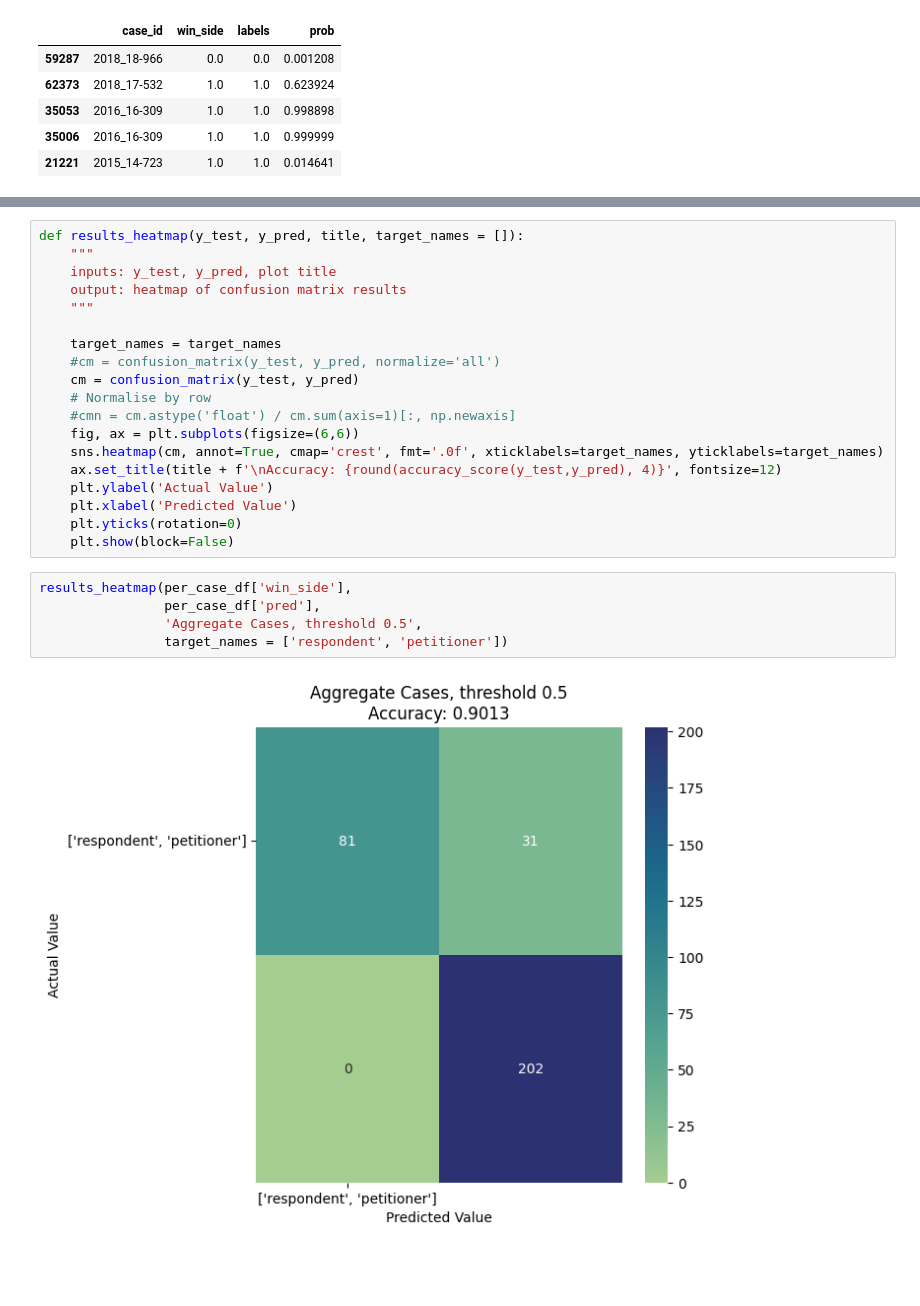
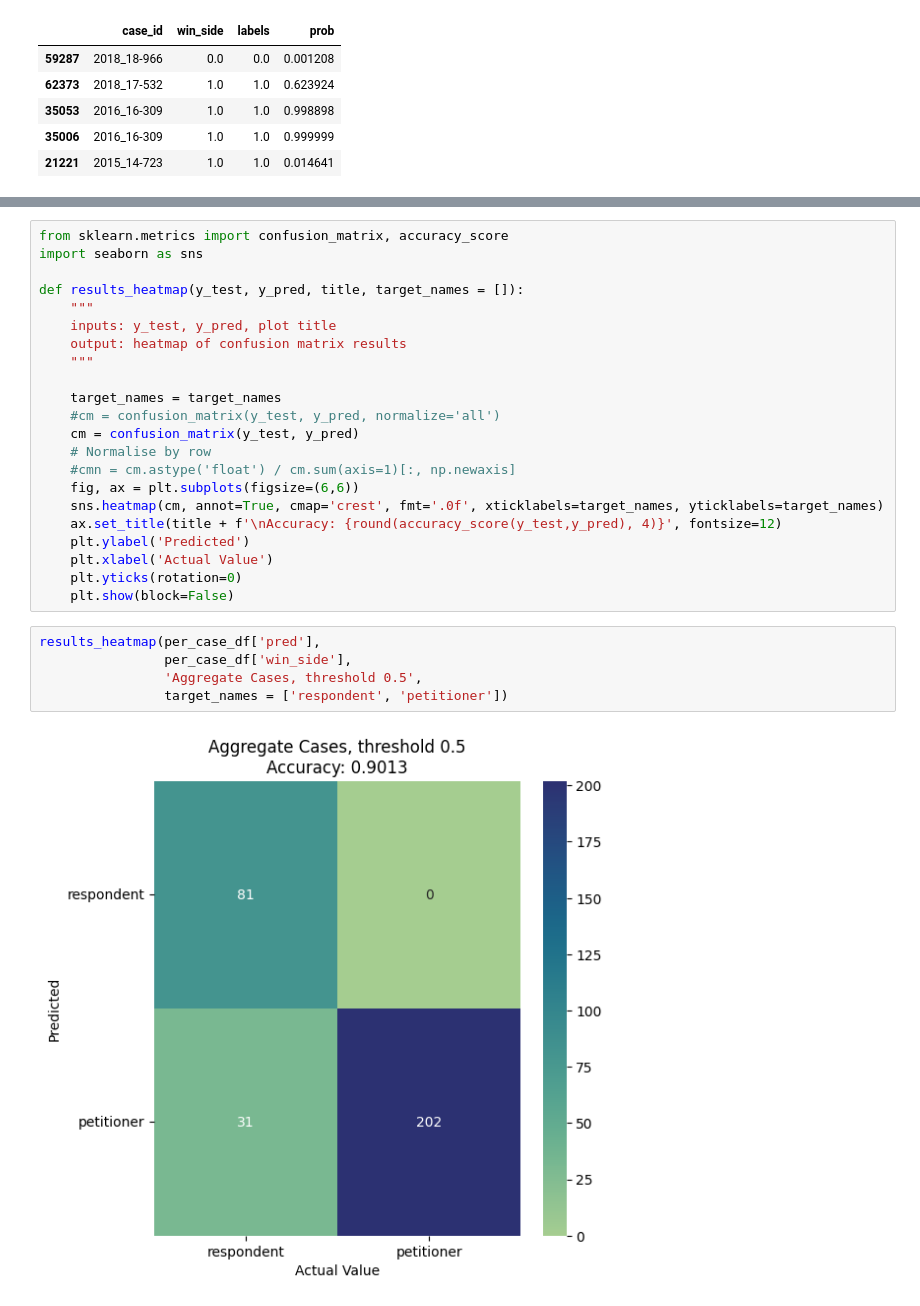
Before and after one commit to wagnerlmichael/supreme_court_nlp, a Jupyter notebook: src/modeling_temp.ipynb, the cells around one changed output, grey strips where cells are left out. Cells and saved outputs as stored; diff of their text form; blank space fills up the shorter version.

```diff
--- a/src/modeling_temp.ipynb
+++ b/src/modeling_temp.ipynb
@@ -152,4 +172,7 @@ Name: count, dtype: int64
 # %%
+from sklearn.metrics import confusion_matrix, accuracy_score
+import seaborn as sns
+
 def results_heatmap(y_test, y_pred, title, target_names = []):
     """
     inputs: y_test, y_pred, plot title
@@ -164,14 +187,14 @@ def results_heatmap(y_test, y_pred, title, target_names = []):
     fig, ax = plt.subplots(figsize=(6,6))
     sns.heatmap(cm, annot=True, cmap='crest', fmt='.0f', xticklabels=target_names, yticklabels=target_names)
     ax.set_title(title + f'\nAccuracy: {round(accuracy_score(y_test,y_pred), 4)}', fontsize=12)
-    plt.ylabel('Actual Value')
-    plt.xlabel('Predicted Value')
+    plt.ylabel('Predicted')
+    plt.xlabel('Actual Value')
     plt.yticks(rotation=0)
     plt.show(block=False)
 # %%
-results_heatmap(per_case_df['win_side'],
-                per_case_df['pred'],
+results_heatmap(per_case_df['pred'],
+                per_case_df['win_side'],
                 'Aggregate Cases, threshold 0.5',
                 target_names = ['respondent', 'petitioner'])
 # %% [output]
-[figure, old version]
+[figure, new version]
```
Also changed, not shown: parts of 5 cells of this notebook.
